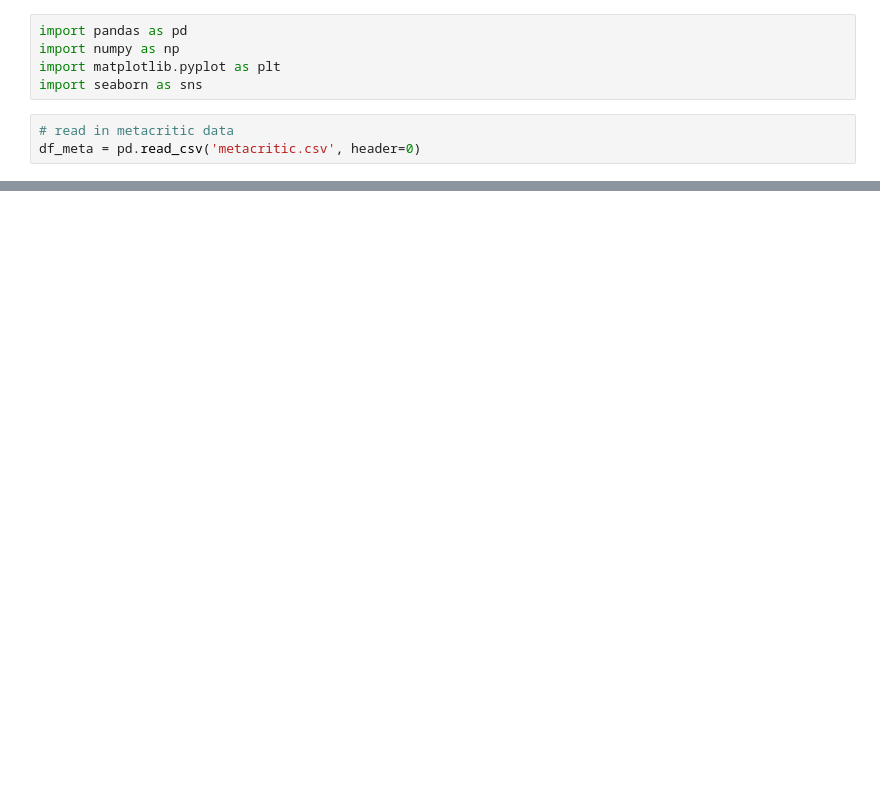
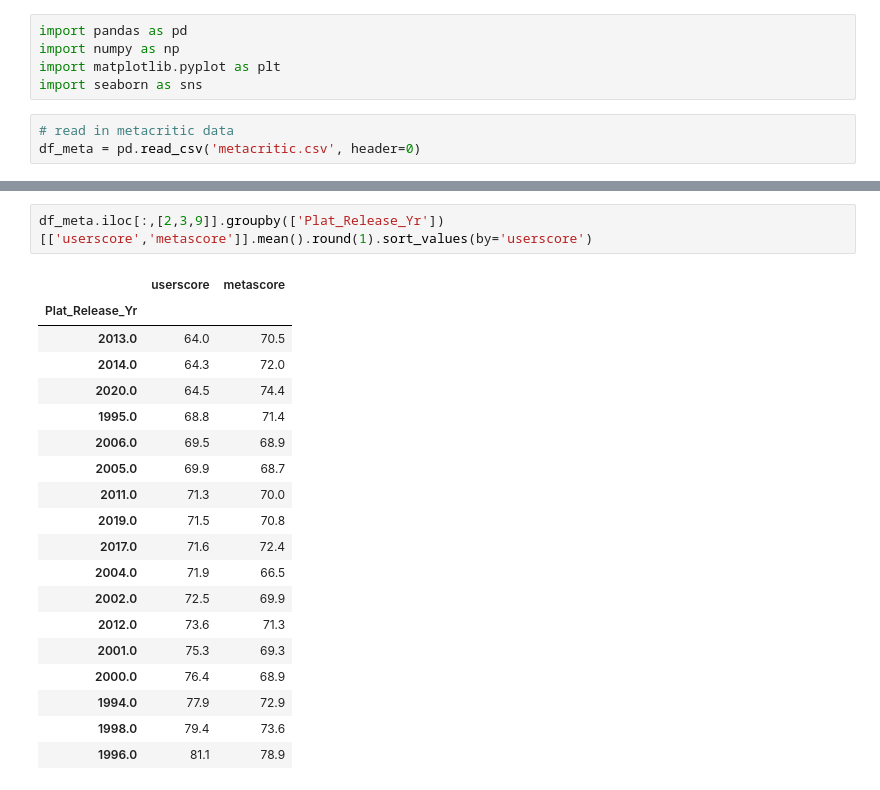
Before and after one commit to jjmo1s/VG_Project_Git, a Jupyter notebook: Cleaning_and_EDA.ipynb, the cells around one changed output, grey strips where cells are left out. Drawn from its saved outputs; the diff is of its cells as text; blank space fills up the shorter version.

```diff
--- a/Cleaning_and_EDA.ipynb
+++ b/Cleaning_and_EDA.ipynb
@@ -85,0 +121,22 @@ sns.lineplot(data=avg_scores_long, x="Plat_Release_Yr", y="score", hue="Score_Ty
+# %%
+df_meta.iloc[:,[2,3,9]].groupby(['Plat_Release_Yr'])[['userscore','metascore']].mean().round(1).sort_values(by='userscore')
+# %% [output]
+|  | userscore | metascore |
+| Plat_Release_Yr |  |  |
+| 2013.0 | 64.0 | 70.5 |
+| 2014.0 | 64.3 | 72.0 |
+| 2020.0 | 64.5 | 74.4 |
+| 1995.0 | 68.8 | 71.4 |
+| 2006.0 | 69.5 | 68.9 |
+| 2005.0 | 69.9 | 68.7 |
+| 2011.0 | 71.3 | 70.0 |
+| 2019.0 | 71.5 | 70.8 |
+| 2017.0 | 71.6 | 72.4 |
+| 2004.0 | 71.9 | 66.5 |
+| 2002.0 | 72.5 | 69.9 |
+| 2012.0 | 73.6 | 71.3 |
+| 2001.0 | 75.3 | 69.3 |
+| 2000.0 | 76.4 | 68.9 |
+| 1994.0 | 77.9 | 72.9 |
+| 1998.0 | 79.4 | 73.6 |
+| 1996.0 | 81.1 | 78.9 |
```
Also changed, not shown: parts of 6 cells of this notebook.
